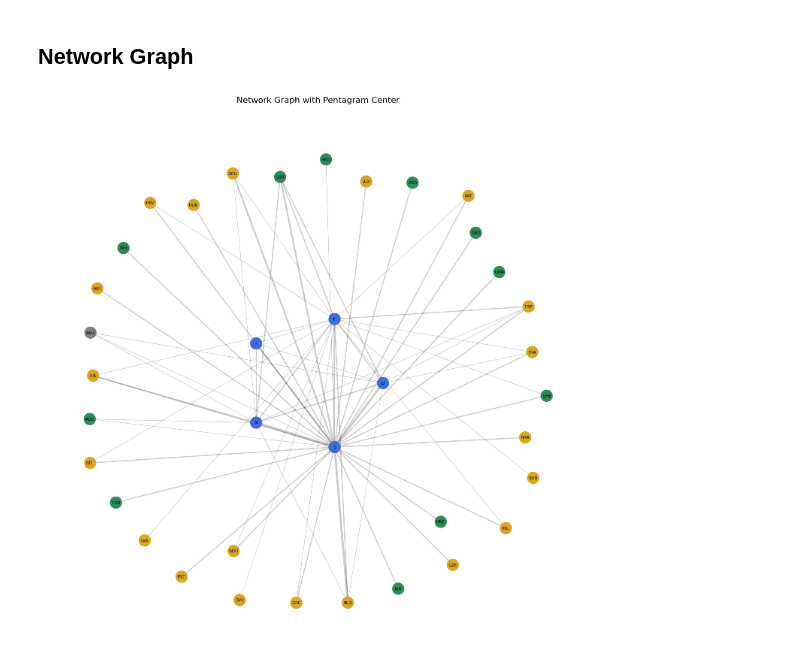
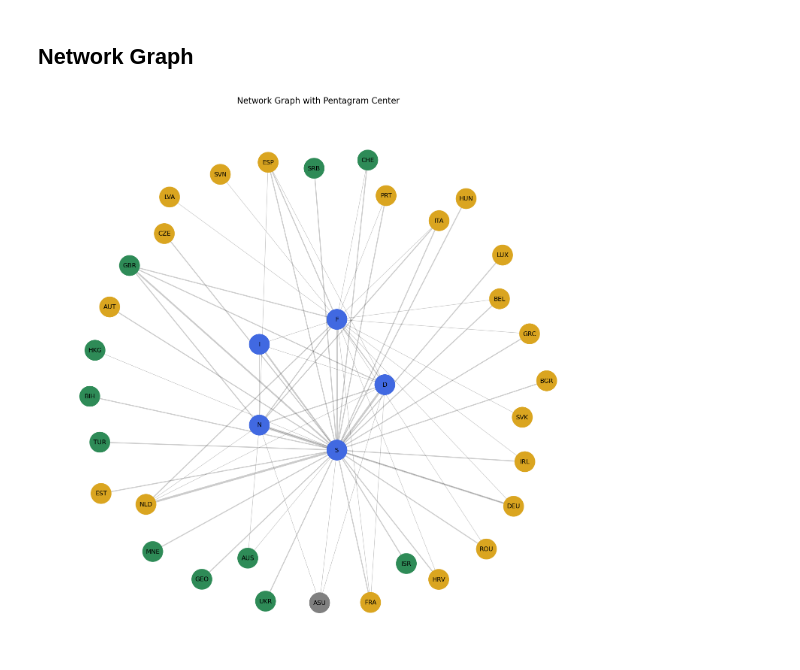
Before and after one commit to jbotmallen/DATA_ANALYTICS, a Jupyter notebook: Assigments/Assignment_2/assignment2.ipynb, the cells around one changed output. Drawn from its saved outputs; the diff is of its cells as text; code cells hidden in the pictures.

```diff
--- a/Assigments/Assignment_2/assignment2.ipynb
+++ b/Assigments/Assignment_2/assignment2.ipynb
@@ -79 +98,20 @@ df_bar.info
+# %%
+node_colors = {
+    'NMCCC': '#FF69B4',  # Pink
+    'CNP': '#00CED1',    # Turquoise
+    'OMP': '#FA8072',    # Salmon
+    'NRP': '#DDA0DD',    # Plum
+    'RGS': '#90EE90',    # Light Green
+    'PS': '#87CEEB',     # Sky Blue
+    'NCDM': '#FFB6C1',   # Light Pink
+    'PEC': '#20B2AA',    # Teal
+    'F': '#FFD700',      # Gold
+    'I': '#98FB98',      # Pale Green
+    'S': '#FF69B4',      # Pink
+    'D': '#4169E1',      # Royal Blue
+    'N': '#FA8072',      # Salmon
+    'Aca': '#FFA07A',    # Light Salmon
+    'Reg': '#DDA0DD',    # Plum
+    'Oth': '#00CED1'     # Turquoise
+}
 # %%
@@ -135,18 +173,10 @@ fig.show()
 # %% [markdown]
 ## Network Graph
 # %%
-import networkx as nx
-import matplotlib.pyplot as plt
-import numpy as np
-import pandas as pd
-
-# Load the dataset
 data = pd.read_csv("networks_assignment.csv")
 
-# Create graph
 G = nx.Graph()
 
-# Parse data and create edges
 headers = data.columns
 for idx, row in data.iterrows():
     source = row['LABELS']
@@ -155,53 +185,45 @@ for idx, row in data.iterrows():
         if value > 0:
             G.add_edge(source, col, weight=float(value))
 
-# Define node colors
 blue_nodes = ['D', 'F', 'I', 'N', 'S']
 green_nodes = ['BIH', 'GEO', 'ISR', 'MNE', 'SRB', 'CHE', 'TUR', 'UKR', 'GBR', 'AUS', 'HKG', 'USA']
 yellow_nodes = ['AUT', 'BEL', 'BGR', 'HRV', 'CZE', 'EST', 'FRA', 'DEU', 'GRC', 'HUN', 'IRL',
                 'ITA', 'LVA', 'LUX', 'NLD', 'PRT', 'ROU', 'SVK', 'SVN', 'ESP']
 
-# Create color map
 color_map = []
 for node in G.nodes():
     if node in blue_nodes:
         color_map.append('#4169E1')
     elif node in green_nodes:
         color_map.append('#2E8B57')
     elif node in yellow_nodes:
         color_map.append('#DAA520')
     else:
         color_map.append('gray')
 
 # Set up the plot
 plt.figure(figsize=(15, 15))
 
-# Calculate pentagram positions for central nodes
 pentagon_radius = 0.3
 pentagon_angles = np.linspace(0, 2*np.pi, len(blue_nodes), endpoint=False)
 pentagon_pos = {node: (pentagon_radius * np.cos(angle), pentagon_radius * np.sin(angle))
                for node, angle in zip(blue_nodes, pentagon_angles)}
 
-# Position other nodes using spring layout
 other_nodes = [n for n in G.nodes() if n not in blue_nodes]
-other_pos = nx.spring_layout(G.subgraph(other_nodes), k=1, iterations=50)
+other_pos = nx.spring_layout(G.subgraph(other_nodes), k=0.3, iterations=50)
 
-# Combine positions
 pos = {**pentagon_pos, **other_pos}
 
-# Draw the network
 nx.draw_networkx_edges(G, pos, alpha=0.2, width=[G[u][v]['weight'] for u, v in G.edges()])
-nx.draw_networkx_nodes(G, pos, node_color=color_map, node_size=500)
-nx.draw_networkx_labels(G, pos, font_size=8)
+nx.draw_networkx_nodes(G, pos, node_color=color_map, node_size=1500)
+nx.draw_networkx_labels(G, pos, font_size=12)
 
-# Add title and remove axes
 plt.title("Network Graph with Pentagram Center", pad=20, size=16)
 plt.axis('off')
 
-# Adjust layout to prevent label overlap
 plt.tight_layout()
 
 # Show the plot
 plt.show()
 # %% [output]
-[figure, old version]
+[figure, new version]
```
Also changed, not shown: parts of 9 cells of this notebook, 3 other files.
